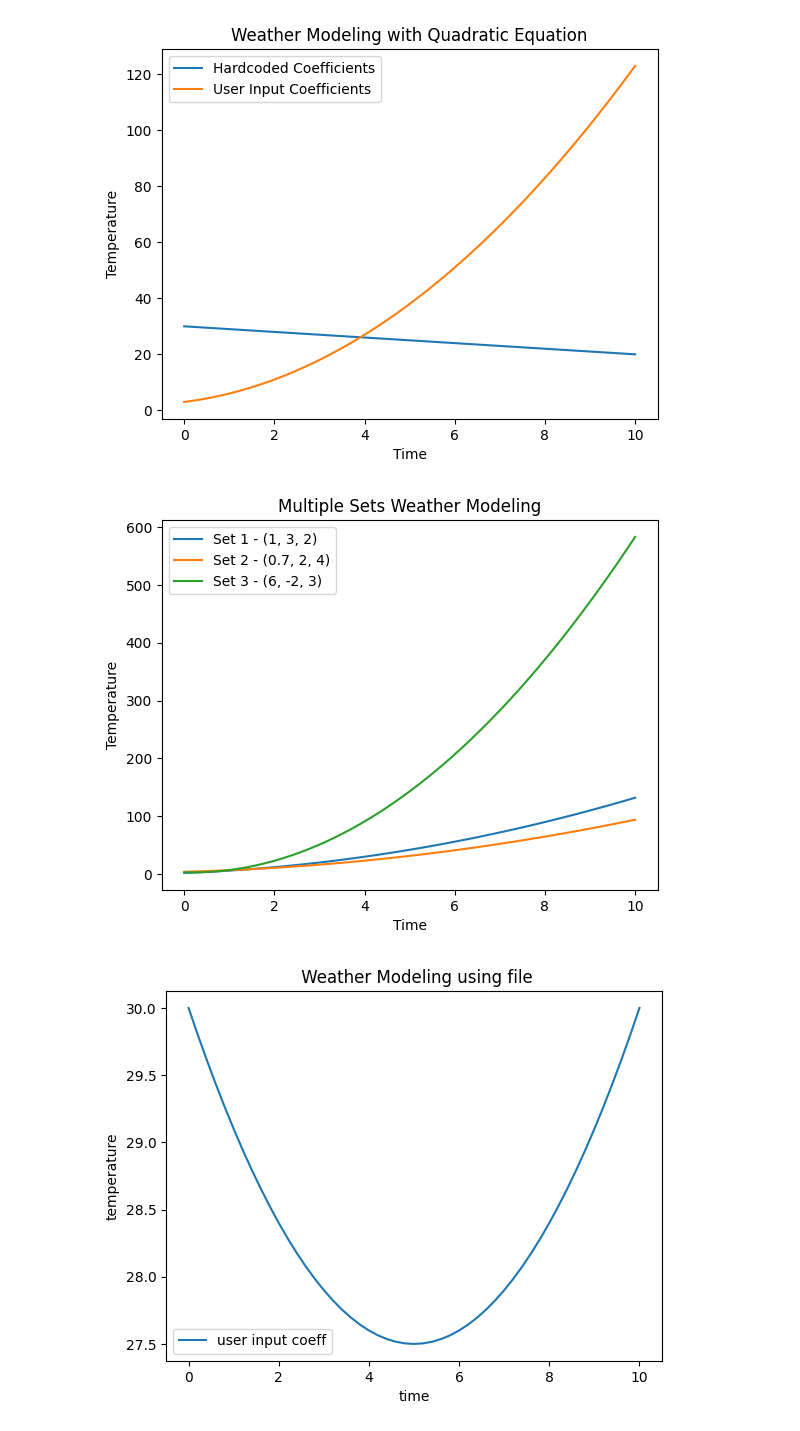
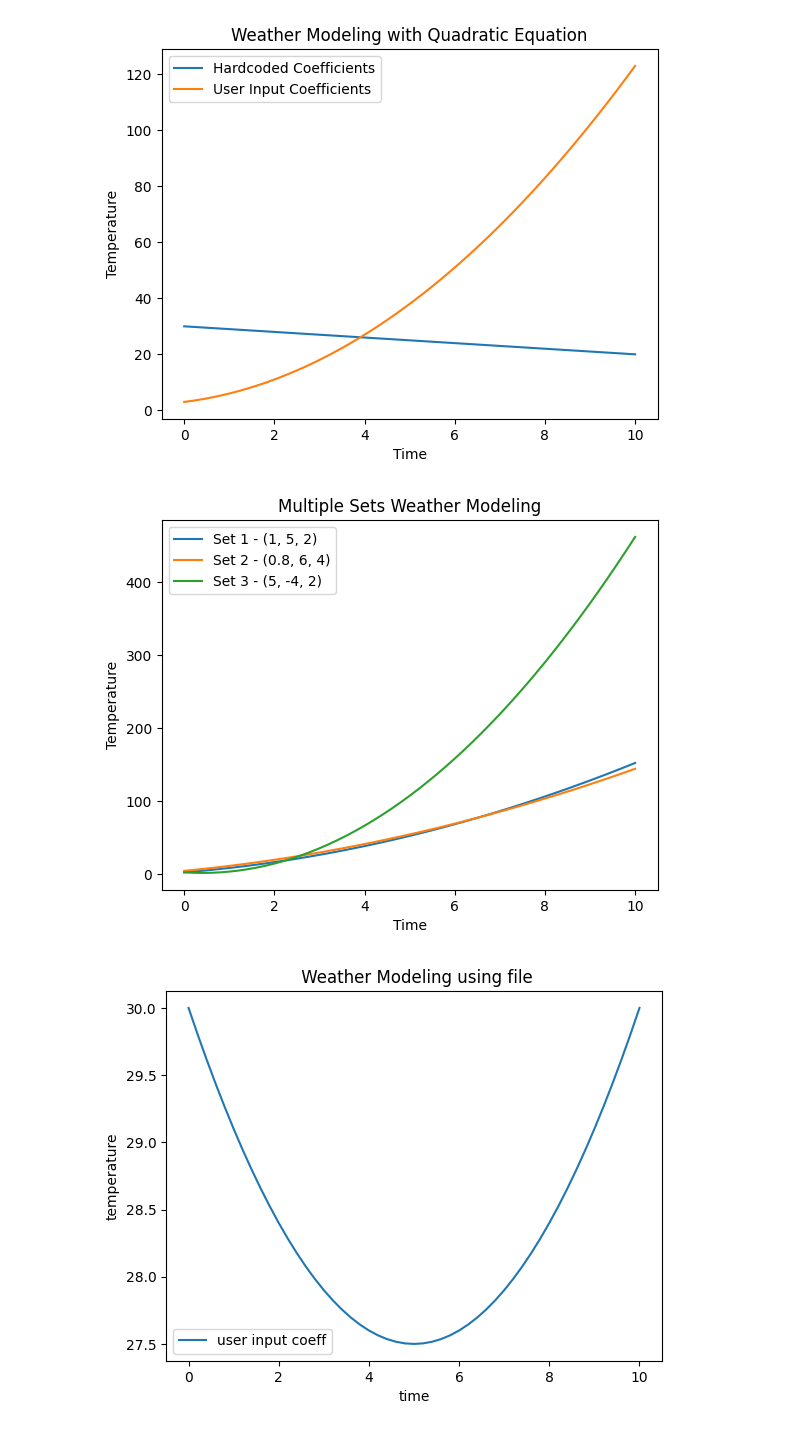
Before and after one commit to Koyena-Dutta/SE_task1, a Jupyter notebook: se_Task1.ipynb, the cells around one changed output. Saved outputs shown, nothing was run; the diff lists cells and outputs as text; code cells hidden in the pictures.

```diff
--- a/se_Task1.ipynb
+++ b/se_Task1.ipynb
@@ -176,37 +176,37 @@ import matplotlib.pyplot as plt
 import numpy as np
 
 def quadratic_temp_model(time, a, b, c):
     # Quadratic equation: t = at^2 + bt + c
     temperature = a * (time**2) + b * time + c
     return temperature
 
 def main():
     # List of coefficient sets: each element is [a, b, c]
     coefficient_sets = [
-        [1, 3, 2],
-        [0.7, 2, 4],
-        [6, -2, 3]
+        [1, 5, 2],
+        [0.8, 6, 4],
+        [5, -4, 2]
     ]
 
     time_values = np.linspace(0, 10, 51)
 
     # Plotting each set of coefficients
     for i, coefficients in enumerate(coefficient_sets):
         a, b, c = coefficients
         temperature_values = quadratic_temp_model(time_values, a, b, c)
         label = f"Set {i+1} - {a , b , c}"
         plt.plot(time_values, temperature_values, label=label)
 
     plt.xlabel('Time')
     plt.ylabel('Temperature')
     plt.legend()
     plt.title("Multiple Sets Weather Modeling")
     plt.show()
 
 if __name__ == "__main__":
     main()
 # %% [output]
-[figure, old version]
+[figure, new version]
 # %%
 #reading a file
 import matplotlib.pyplot as plt
```
Also changed, not shown: parts of 1 cell of this notebook.
